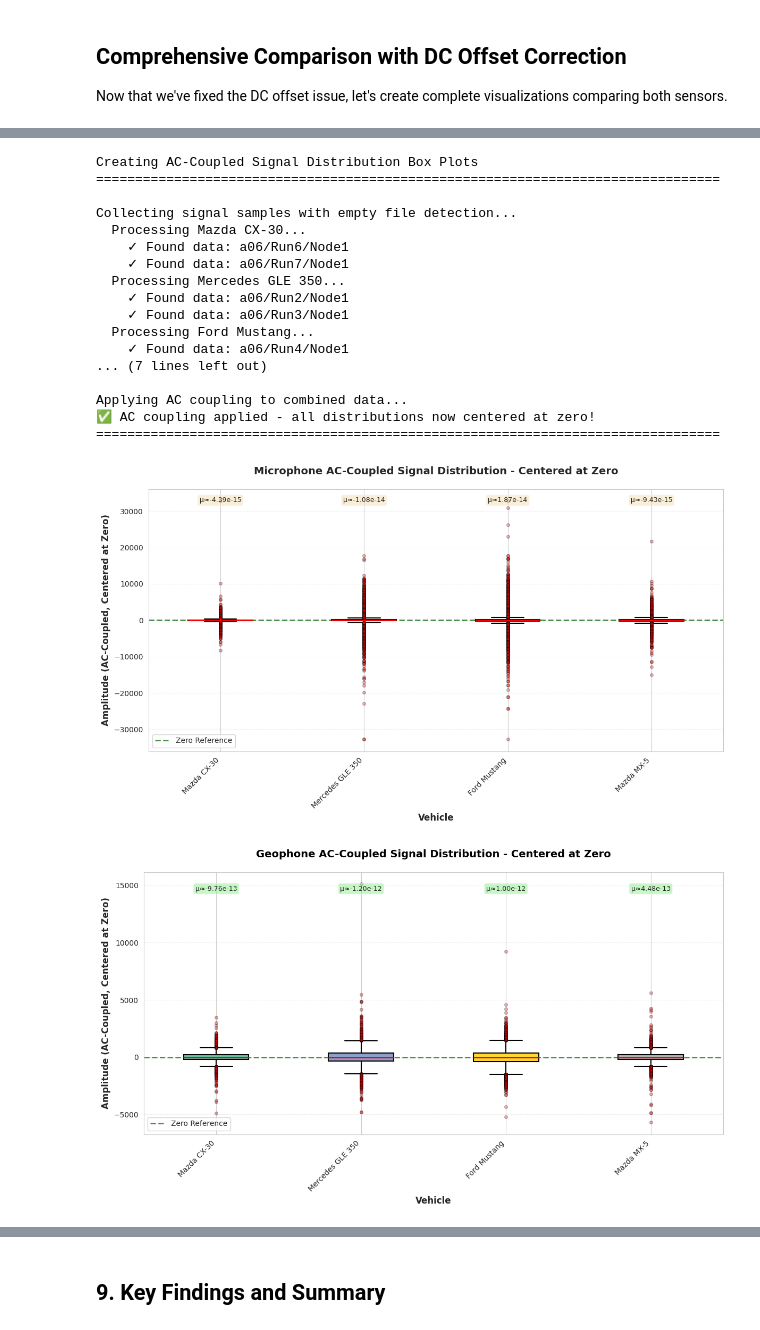
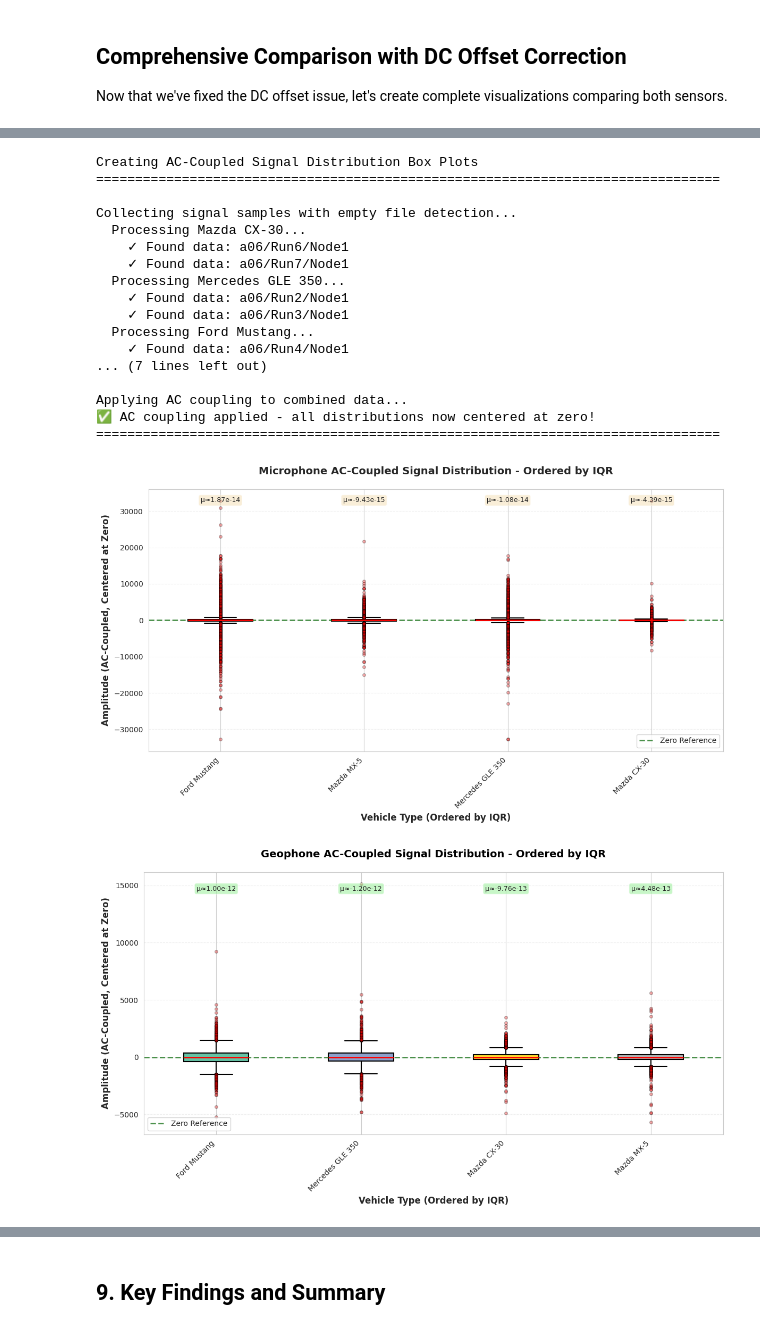
Before and after one commit to antoniogmagana/Dark_Circle, a Jupyter notebook: data_exploration_notebooks/m3n_data_exploration.ipynb, the cells around one changed output, grey strips where cells are left out. Drawn from its saved outputs; the diff is of its cells as text; code cells hidden in the pictures.

Commit message:
fix data exploration notebooks

```diff
--- a/data_exploration_notebooks/m3n_data_exploration.ipynb
+++ b/data_exploration_notebooks/m3n_data_exploration.ipynb
@@ -2685,13 +2716,32 @@ for vehicle in target_vehicles:
 print("✅ AC coupling applied - all distributions now centered at zero!")
 print("="*80)
 
-# Create box plots for microphone signals
+# Calculate IQR for each vehicle to determine ordering
+vehicle_iqrs_mic = {}
+vehicle_iqrs_geo = {}
+
+for vehicle in target_vehicles:
+    if len(vehicle_signal_distributions_final[vehicle]['mic']) > 0:
+        mic_data = np.array(vehicle_signal_distributions_final[vehicle]['mic'])
+        mic_iqr = np.nanpercentile(mic_data, 75) - np.nanpercentile(mic_data, 25)
+        vehicle_iqrs_mic[vehicle] = mic_iqr
+
+    if len(vehicle_signal_distributions_final[vehicle]['geo']) > 0:
+        geo_data = np.array(vehicle_signal_distributions_final[vehicle]['geo'])
+        geo_iqr = np.nanpercentile(geo_data, 75) - np.nanpercentile(geo_data, 25)
+        vehicle_iqrs_geo[vehicle] = geo_iqr
+
+# Sort vehicles by IQR (descending) for each modality
+vehicles_sorted_by_mic_iqr = sorted(vehicle_iqrs_mic.keys(), key=lambda v: vehicle_iqrs_mic[v], reverse=True)
+vehicles_sorted_by_geo_iqr = sorted(vehicle_iqrs_geo.keys(), key=lambda v: vehicle_iqrs_geo[v], reverse=True)
+
+# Create box plots for microphone signals (ORDERED BY IQR)
 fig1, ax1 = plt.subplots(figsize=(12, 7))
 
-mic_data_final = [vehicle_signal_distributions_final[v]['mic'] for v in target_vehicles]
-vehicle_names = [vehicle_labels[v] for v in target_vehicles]
+mic_data_final = [vehicle_signal_distributions_final[v]['mic'] for v in vehicles_sorted_by_mic_iqr]
+vehicle_names_mic = [vehicle_labels[v] for v in vehicles_sorted_by_mic_iqr]
 
-bp1 = ax1.boxplot(mic_data_final, labels=vehicle_names, patch_artist=True,
+bp1 = ax1.boxplot(mic_data_final, labels=vehicle_names_mic, patch_artist=True,
                    medianprops=dict(color='red', linewidth=2),
                    boxprops=dict(facecolor='lightblue', edgecolor='black', linewidth=1.5),
                    whiskerprops=dict(color='black', linewidth=1.5),
@@ -2699,21 +2749,21 @@ bp1 = ax1.boxplot(mic_data_final, labels=vehicle_names, patch_artist=True,
                    flierprops=dict(marker='o', markerfacecolor='red', markersize=4, alpha=0.3))
 
 # Color boxes
-colors_mic = plt.cm.Set3(np.linspace(0, 1, len(vehicle_names)))
+colors_mic = plt.cm.Set3(np.linspace(0, 1, len(vehicle_names_mic)))
 for patch, color in zip(bp1['boxes'], colors_mic):
     patch.set_facecolor(color)
 
 ax1.axhline(y=0, color='darkgreen', linestyle='--', linewidth=2, alpha=0.7, label='Zero Reference')
-ax1.set_xlabel('Vehicle', fontsize=12, fontweight='bold')
+ax1.set_xlabel('Vehicle Type (Ordered by IQR)', fontsize=12, fontweight='bold')
 ax1.set_ylabel('Amplitude (AC-Coupled, Centered at Zero)', fontsize=12, fontweight='bold')
-ax1.set_title('Microphone AC-Coupled Signal Distribution - Centered at Zero',
+ax1.set_title('Microphone AC-Coupled Signal Distribution - Ordered by IQR',
               fontsize=14, fontweight='bold', pad=20)
 ax1.grid(axis='y', alpha=0.3, linestyle='--')
 ax1.legend()
 plt.xticks(rotation=45, ha='right')
 
 # Add statistics text
-for i, vehicle in enumerate(target_vehicles):
+for i, vehicle in enumerate(vehicles_sorted_by_mic_iqr):
     data = mic_data_final[i]
     if len(data) > 0:
         mean_val = np.mean(data)
@@ -2723,12 +2773,13 @@ for i, vehicle in enumerate(target_vehicles):
 plt.tight_layout()
 plt.show()
 
-# Create box plots for geophone signals
+# Create box plots for geophone signals (ORDERED BY IQR)
 fig2, ax2 = plt.subplots(figsize=(12, 7))
 
-geo_data_final = [vehicle_signal_distributions_final[v]['geo'] for v in target_vehicles]
+geo_data_final = [vehicle_signal_distributions_final[v]['geo'] for v in vehicles_sorted_by_geo_iqr]
+vehicle_names_geo = [vehicle_labels[v] for v in vehicles_sorted_by_geo_iqr]
 
-bp2 = ax2.boxplot(geo_data_final, labels=vehicle_names, patch_artist=True,
+bp2 = ax2.boxplot(geo_data_final, labels=vehicle_names_geo, patch_artist=True,
                    medianprops=dict(color='red', linewidth=2),
                    boxprops=dict(facecolor='lightgreen', edgecolor='black', linewidth=1.5),
                    whiskerprops=dict(color='black', linewidth=1.5),
@@ -2736,21 +2787,21 @@ bp2 = ax2.boxplot(geo_data_final, labels=vehicle_names, patch_artist=True,
                    flierprops=dict(marker='o', markerfacecolor='red', markersize=4, alpha=0.3))
 
 # Color boxes
-colors_geo = plt.cm.Set2(np.linspace(0, 1, len(vehicle_names)))
+colors_geo = plt.cm.Set2(np.linspace(0, 1, len(vehicle_names_geo)))
 for patch, color in zip(bp2['boxes'], colors_geo):
     patch.set_facecolor(color)
 
 ax2.axhline(y=0, color='darkgreen', linestyle='--', linewidth=2, alpha=0.7, label='Zero Reference')
-ax2.set_xlabel('Vehicle', fontsize=12, fontweight='bold')
+ax2.set_xlabel('Vehicle Type (Ordered by IQR)', fontsize=12, fontweight='bold')
 ax2.set_ylabel('Amplitude (AC-Coupled, Centered at Zero)', fontsize=12, fontweight='bold')
-ax2.set_title('Geophone AC-Coupled Signal Distribution - Centered at Zero',
+ax2.set_title('Geophone AC-Coupled Signal Distribution - Ordered by IQR',
               fontsize=14, fontweight='bold', pad=20, color='black')
 ax2.grid(axis='y', alpha=0.3, linestyle='--')
 ax2.legend()
 plt.xticks(rotation=45, ha='right')
 
 # Add statistics text
-for i, vehicle in enumerate(target_vehicles):
+for i, vehicle in enumerate(vehicles_sorted_by_geo_iqr):
     data = geo_data_final[i]
     if len(data) > 0:
         mean_val = np.mean(data)
@@ -2760,59 +2811,62 @@ for i, vehicle in enumerate(target_vehicles):
 plt.tight_layout()
 plt.show()
 
-# Print summary statistics
-print("\n📊 AC-Coupled Signal Distribution Statistics")
+# Print summary statistics (ORDERED BY IQR)
+print("\n📊 AC-Coupled Signal Distribution Statistics (Ordered by IQR)")
 print("="*80)
-print("\nMicrophone (AC-Coupled):")
-for i, vehicle in enumerate(target_vehicles):
-    data = mic_data_final[i]
+print("\nMicrophone (Ordered by IQR):")
+for vehicle in vehicles_sorted_by_mic_iqr:
+    data = vehicle_signal_distributions_final[vehicle]['mic']
     if len(data) > 0:
         print(f"  {vehicle_labels[vehicle]:<20}: "
               f"mean={np.mean(data):>10.2e}, "
               f"median={np.median(data):>10.2e}, "
               f"std={np.std(data):>10.2e}, "
+              f"IQR={vehicle_iqrs_mic[vehicle]:>10.2f}, "
               f"range=[{np.min(data):>10.2e}, {np.max(data):>10.2e}], "
               f"n={len(data):,}")
     else:
         print(f"  {vehicle_labels[vehicle]:<20}: No data collected")
 
-print("\nGeophone (AC-Coupled):")
-for i, vehicle in enumerate(target_vehicles):
-    data = geo_data_final[i]
+print("\nGeophone (Ordered by IQR):")
+for vehicle in vehicles_sorted_by_geo_iqr:
+    data = vehicle_signal_distributions_final[vehicle]['geo']
     if len(data) > 0:
         print(f"  {vehicle_labels[vehicle]:<20}: "
               f"mean={np.mean(data):>10.2e}, "
               f"median={np.median(data):>10.2f}, "
               f"std={np.std(data):>10.2f}, "
+              f"IQR={vehicle_iqrs_geo[vehicle]:>10.2f}, "
               f"range=[{np.min(data):>10.2f}, {np.max(data):>10.2f}], "
               f"n={len(data):,}")
     else:
         print(f"  {vehicle_labels[vehicle]:<20}: No data collected")
 
 print("\n" + "="*80)
 print("✅ KEY OBSERVATIONS:")
 print("  • All distributions are centered at zero (mean ≈ 0)")
+print("  • Vehicles ordered by IQR (Interquartile Range) - largest spread first")
 print("  • Box widths show signal variability (vibration amplitude)")
 print("  • Different vehicles have different spread patterns")
 print("  • Heavier vehicles typically show larger amplitude ranges")
 print("="*80)
 # %% [output]
 Creating AC-Coupled Signal Distribution Box Plots
 ================================================================================
 
 Collecting signal samples with empty file detection...
   Processing Mazda CX-30...
     ✓ Found data: a06/Run6/Node1
     ✓ Found data: a06/Run7/Node1
   Processing Mercedes GLE 350...
     ✓ Found data: a06/Run2/Node1
     ✓ Found data: a06/Run3/Node1
   Processing Ford Mustang...
     ✓ Found data: a06/Run4/Node1
 ... (7 lines left out)
 
 Applying AC coupling to combined data...
 ✅ AC coupling applied - all distributions now centered at zero!
 ================================================================================
-[figure, old version]
+[figure, new version]
-[figure, old version]
+[figure, new version]
```
Also changed, not shown: parts of 4 cells of this notebook, 52 other files.
